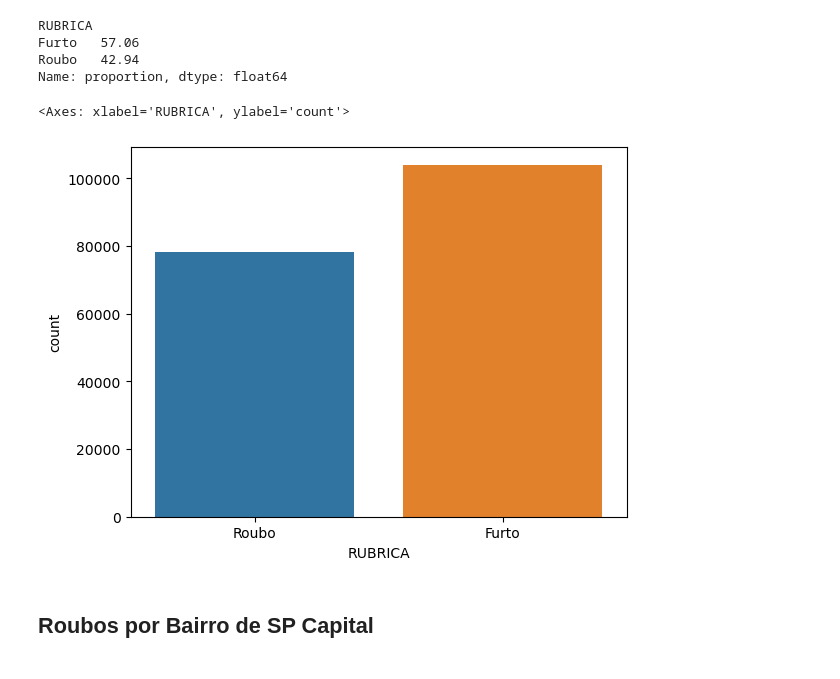
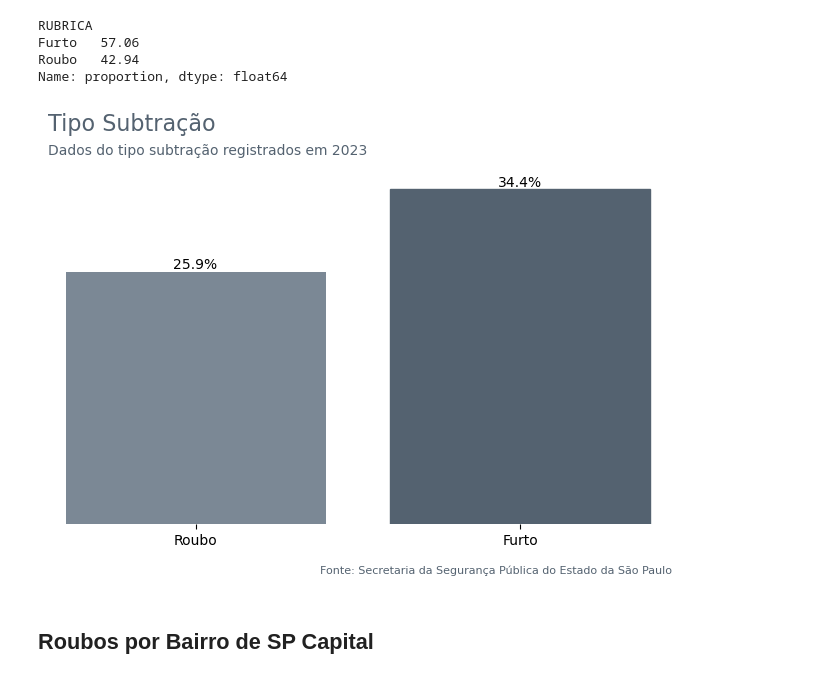
Before and after one commit to gabrielzerraa/Veiculos-roubados-SP, a Jupyter notebook: Veiculos-roubados-SP.ipynb, the cells around one changed output. Saved outputs shown, nothing was run; the diff lists cells and outputs as text; code cells hidden in the pictures.

Commit message:
Gráfico

```diff
--- a/Veiculos-roubados-SP.ipynb
+++ b/Veiculos-roubados-SP.ipynb
@@ -629,8 +637,46 @@ Name: proportion, dtype: float64
 # %%
-sns.countplot(tipo_crime, x="RUBRICA")
+# Tamanho do Gráfico
+plt.figure(figsize=(8,5))
+
+# Plotar gráfico
+ax = sns.countplot(tipo_crime, x="RUBRICA", color='#778899')
+
+# Adicionar Titulo
+plt.title('Tipo Subtração', loc='left', fontsize=16, color='#546270')
+
+# Adicionar subtítulo
+plt.suptitle('Dados do tipo subtração registrados em 2023', fontsize=10, x=0.325 ,y=0.87, color='#546270')
+
+# Adicionar Fonte
+plt.figtext(x=0.465, y=0.01, s='Fonte: Secretaria da Segurança Pública do Estado da São Paulo', fontsize=8, color='#546270')
+
+# Remover Gird
+ax.spines[['right', 'left', 'top', 'bottom']].set_visible(False)
+
+# Remover a legenda dos Eixos
+ax.set_xlabel('')
+ax.set_ylabel('')
+
+# Remover Legenda
+plt.yticks([])
+
+# Total
+total = roubos_por_mes['RUBRICA'].count()
+
+# Adicionar anotações nas barras
+ax.bar_label(ax.containers[0], fmt=lambda x: f'{(x/total)*100:0.1f}%')
+
+# Modificar a cor de uma barra específica
+bars = ax.patches
+bars[1].set_color('#546270')
+
+# Adicionar margens
+ax.margins(x=0.03, y=0.15)
+
+# Visualizar o gráfico
+plt.show()
 # %% [output]
-<Axes: xlabel='RUBRICA', ylabel='count'>
-[figure, old version]
+[figure, new version]
 # %% [markdown]
 ## Roubos por Bairro de SP Capital
 # %%
```
Also changed, not shown: parts of 2 cells of this notebook, 1 other file.
